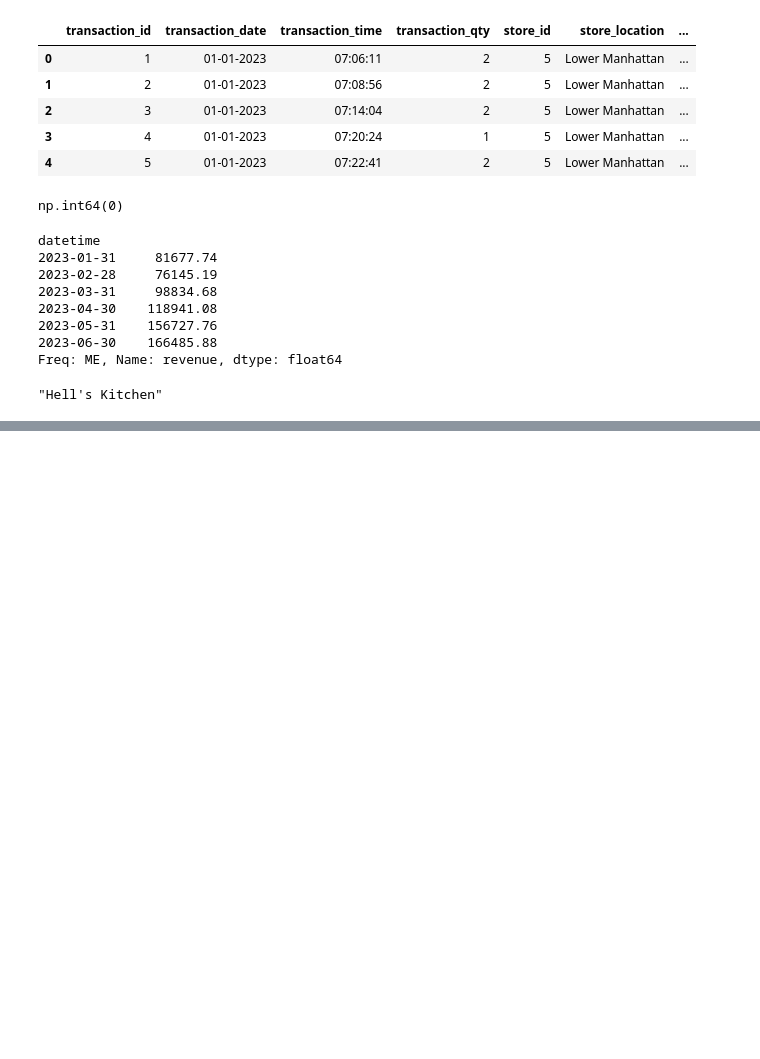
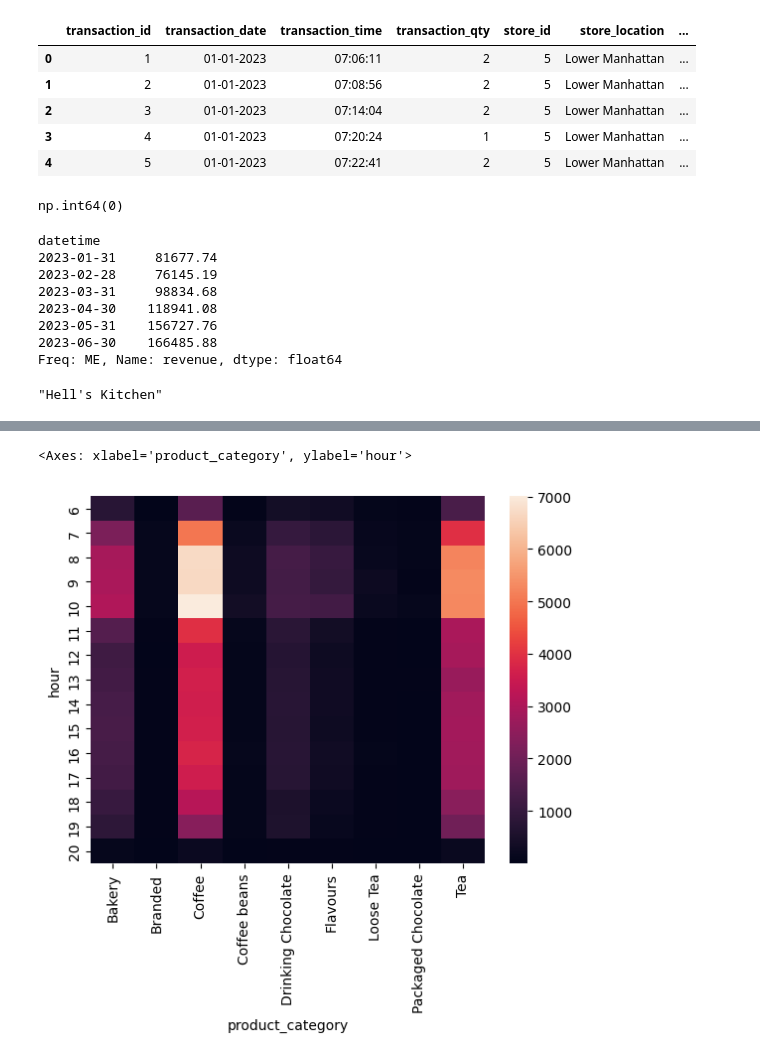
Before and after one commit to hamidurrahman-0824/my_snippet, a Jupyter notebook: PANDAS/n_analysis_2.ipynb, the cells around one changed output, grey strips where cells are left out. Cells and saved outputs as stored; diff of their text form; code cells hidden in the pictures; blank space fills up the shorter version.

```diff
--- a/PANDAS/n_analysis_2.ipynb
+++ b/PANDAS/n_analysis_2.ipynb
@@ -59,0 +136,9 @@ Name: count, dtype: int64
+# %%
+import seaborn as sns
+
+g = df.groupby('hour')['product_category'].value_counts().unstack(fill_value=0)
+
+sns.heatmap(g)
+# %% [output]
+<Axes: xlabel='product_category', ylabel='hour'>
+[figure, added]
```
Also changed, not shown: parts of 8 cells of this notebook, 4 other files.
